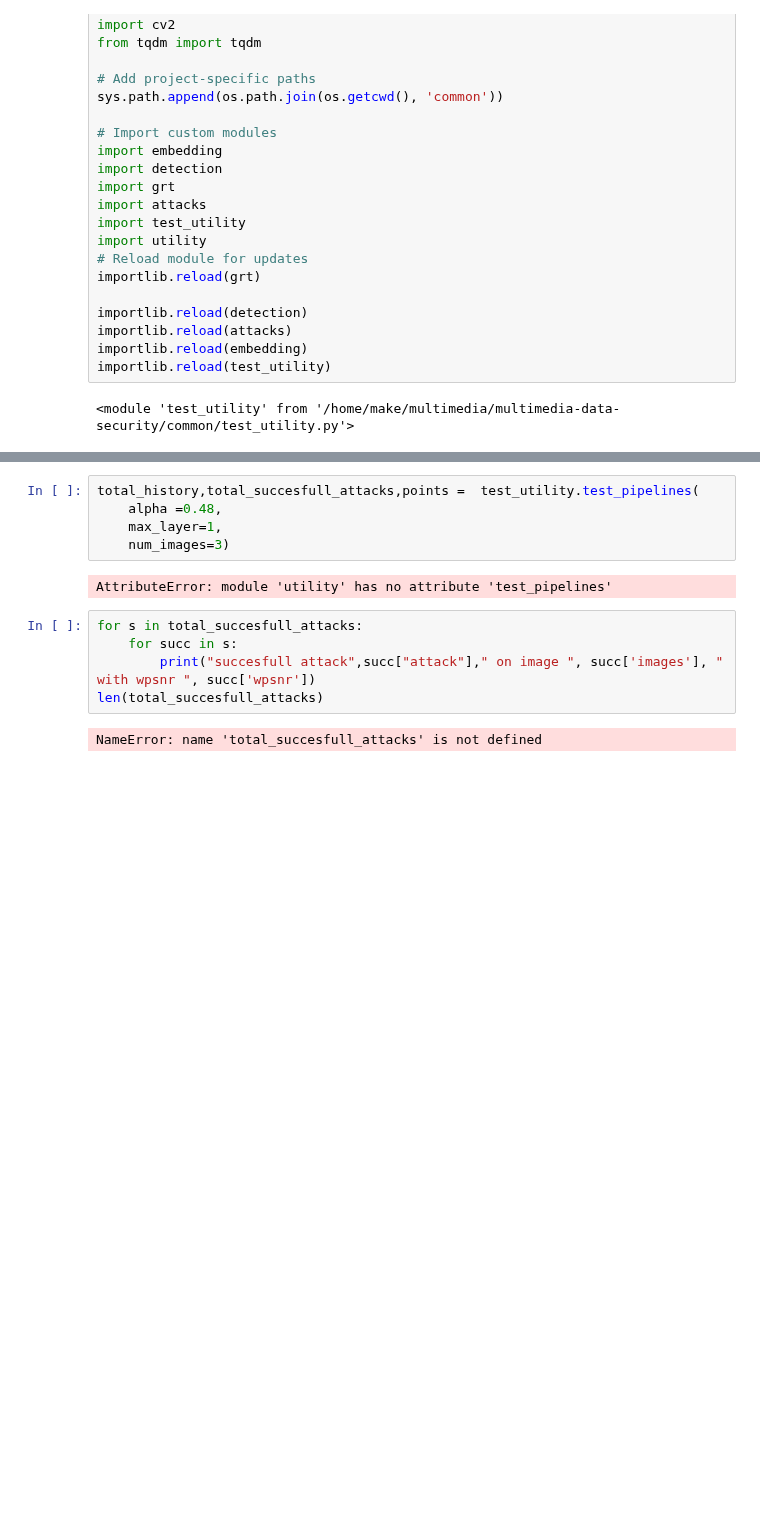
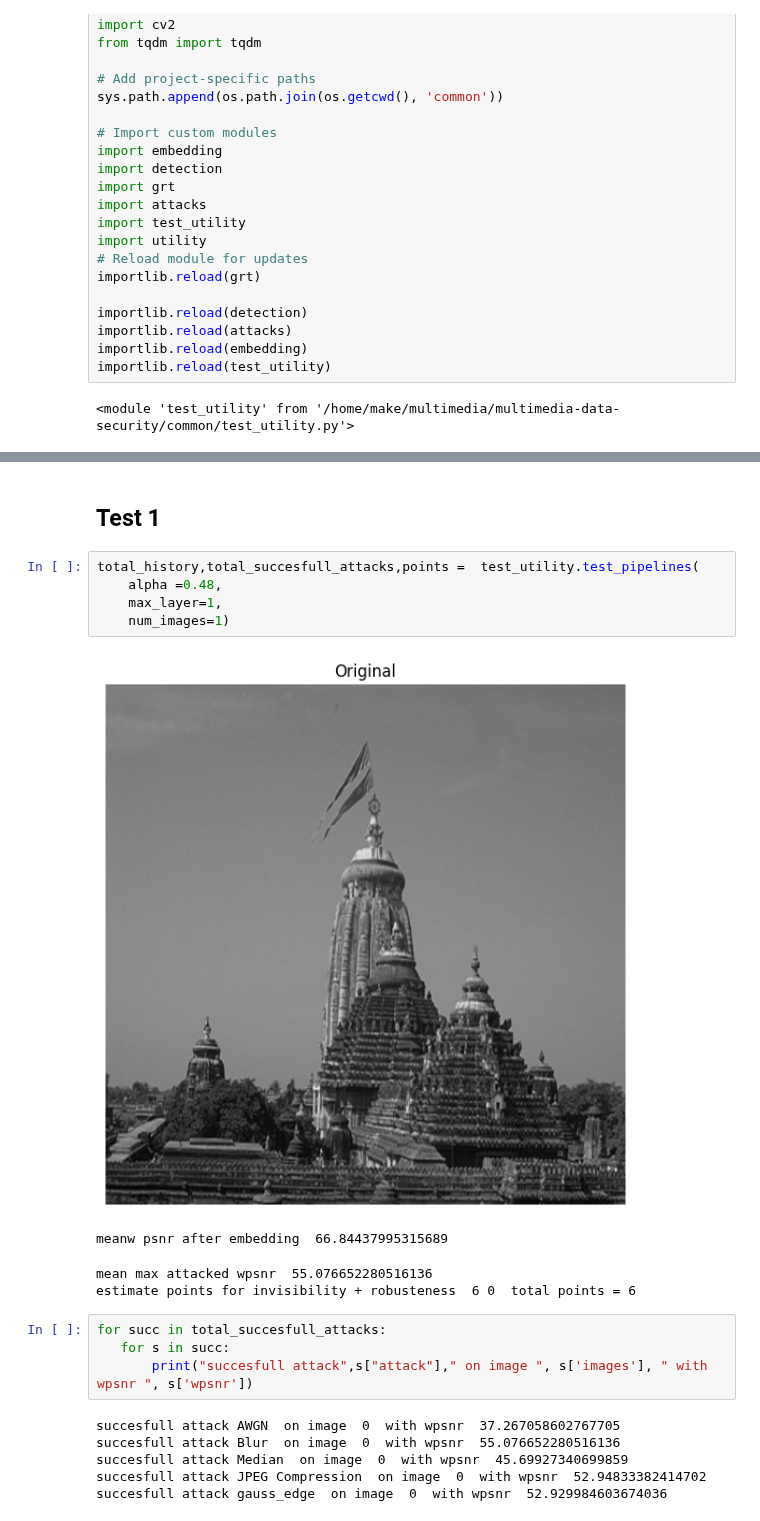
Before and after one commit to Bordi00/multimedia-data-security, a Jupyter notebook: attack_tuning.ipynb, the cells around one changed output, grey strips where cells are left out. Drawn from its saved outputs; the diff is of its cells as text; blank space fills up the shorter version.

Commit message:
test pipelines

```diff
--- a/attack_tuning.ipynb
+++ b/attack_tuning.ipynb
@@ -144,14 +30,22 @@ def test_pipelines(alpha,max_layer,num_images):
+# %% [markdown]
+## Test 1
 # %%
 total_history,total_succesfull_attacks,points =  test_utility.test_pipelines(
     alpha =0.48,
     max_layer=1,
-    num_images=3)
+    num_images=1)
 # %% [output]
+[figure, added]
-AttributeError: module 'utility' has no attribute 'test_pipelines'
+meanw psnr after embedding  66.84437995315689
+mean max attacked wpsnr  55.076652280516136
+estimate points for invisibility + robusteness  6 0  total points = 6
 # %%
-for s in total_succesfull_attacks:
-    for succ in s:
-        print("succesfull attack",succ["attack"]," on image ", succ['images'], " with wpsnr ", succ['wpsnr'])
-len(total_succesfull_attacks)
+for succ in total_succesfull_attacks:
+   for s in succ:
+       print("succesfull attack",s["attack"]," on image ", s['images'], " with wpsnr ", s['wpsnr'])
 # %% [output]
-NameError: name 'total_succesfull_attacks' is not defined
+succesfull attack AWGN  on image  0  with wpsnr  37.267058602767705
+succesfull attack Blur  on image  0  with wpsnr  55.076652280516136
+succesfull attack Median  on image  0  with wpsnr  45.69927340699859
+succesfull attack JPEG Compression  on image  0  with wpsnr  52.94833382414702
+succesfull attack gauss_edge  on image  0  with wpsnr  52.929984603674036
```
Also changed, not shown: parts of 17 cells of this notebook.
